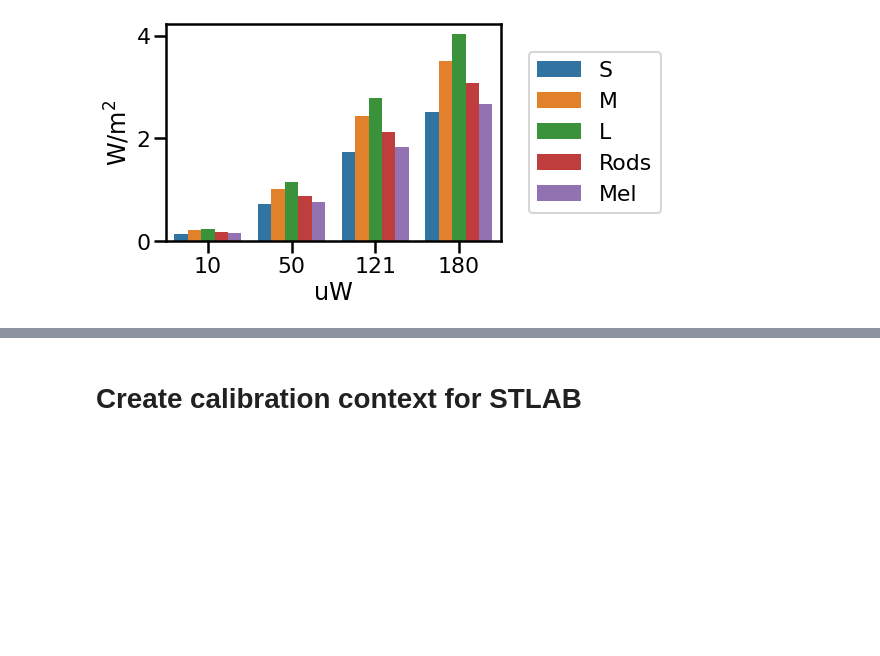
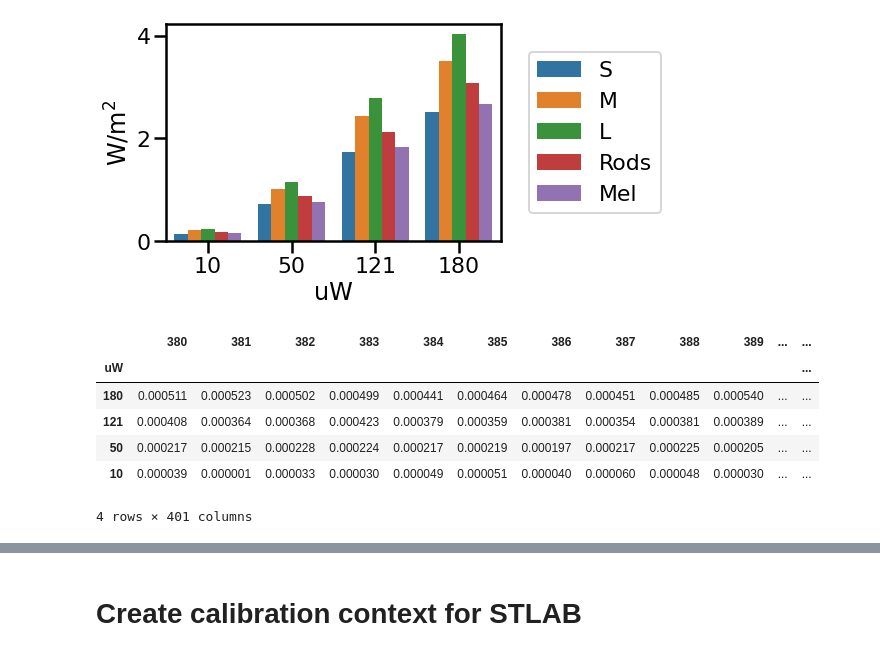
Before and after one commit to PyPlr/cvd_pupillometry, a Jupyter notebook: notebooks/PLR-3000_spectrometer_validation.ipynb, the cells around one changed output, grey strips where cells are left out. Saved outputs shown, nothing was run; the diff lists cells and outputs as text; code cells hidden in the pictures; blank space fills up the shorter version.

```diff
--- a/notebooks/PLR-3000_spectrometer_validation.ipynb
+++ b/notebooks/PLR-3000_spectrometer_validation.ipynb
@@ -53,3 +52,13 @@ ax.set_ylabel('W/m$^2$')
 Text(0, 0.5, 'W/m$^2$')
 [figure]
 [figure]
+# %%
+w_m2_nm
+# %% [output]
+|  | 380 | 381 | 382 | 383 | 384 | 385 | 386 | 387 | 388 | 389 | ... | ... |
+| uW |  |  |  |  |  |  |  |  |  |  |  | ... |
+| 180 | 0.000511 | 0.000523 | 0.000502 | 0.000499 | 0.000441 | 0.000464 | 0.000478 | 0.000451 | 0.000485 | 0.000540 | ... | ... |
+| 121 | 0.000408 | 0.000364 | 0.000368 | 0.000423 | 0.000379 | 0.000359 | 0.000381 | 0.000354 | 0.000381 | 0.000389 | ... | ... |
+| 50 | 0.000217 | 0.000215 | 0.000228 | 0.000224 | 0.000217 | 0.000219 | 0.000197 | 0.000217 | 0.000225 | 0.000205 | ... | ... |
+| 10 | 0.000039 | 0.000001 | 0.000033 | 0.000030 | 0.000049 | 0.000051 | 0.000040 | 0.000060 | 0.000048 | 0.000030 | ... | ... |
+4 rows × 401 columns
```
Also changed, not shown: parts of 3 cells of this notebook, 9 other files.
